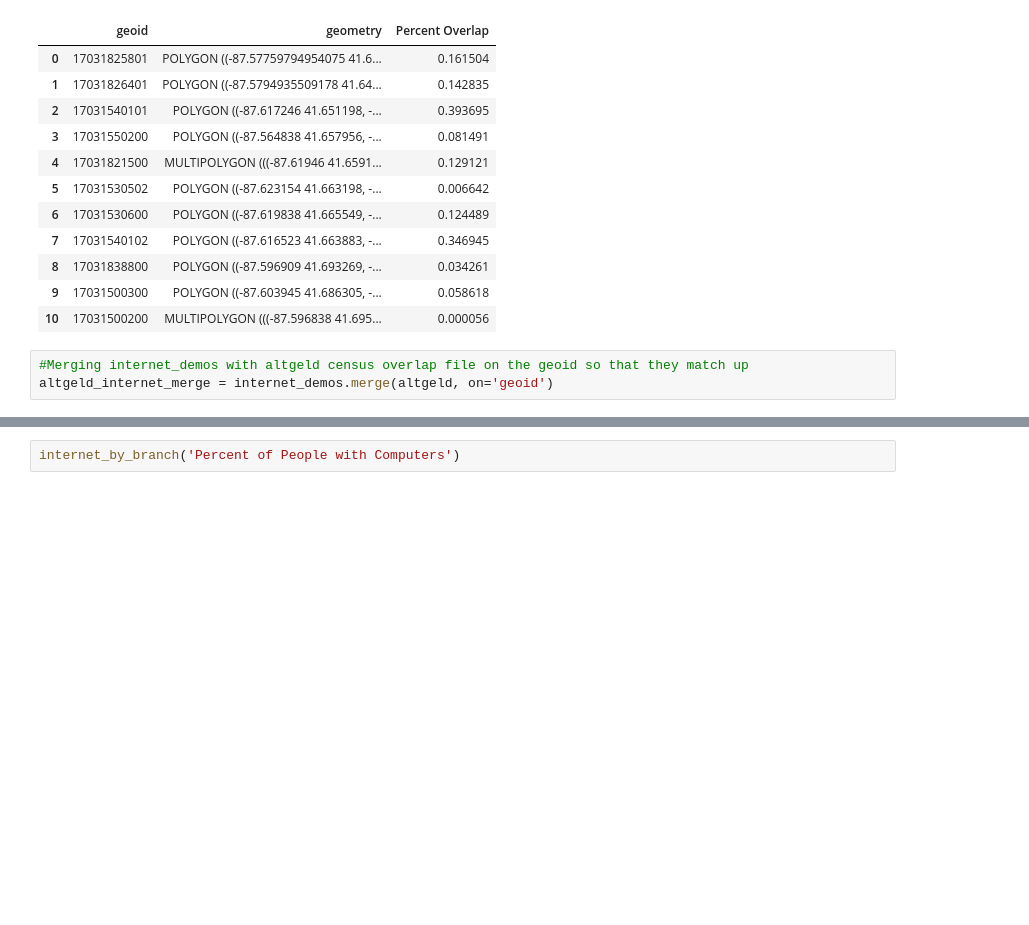
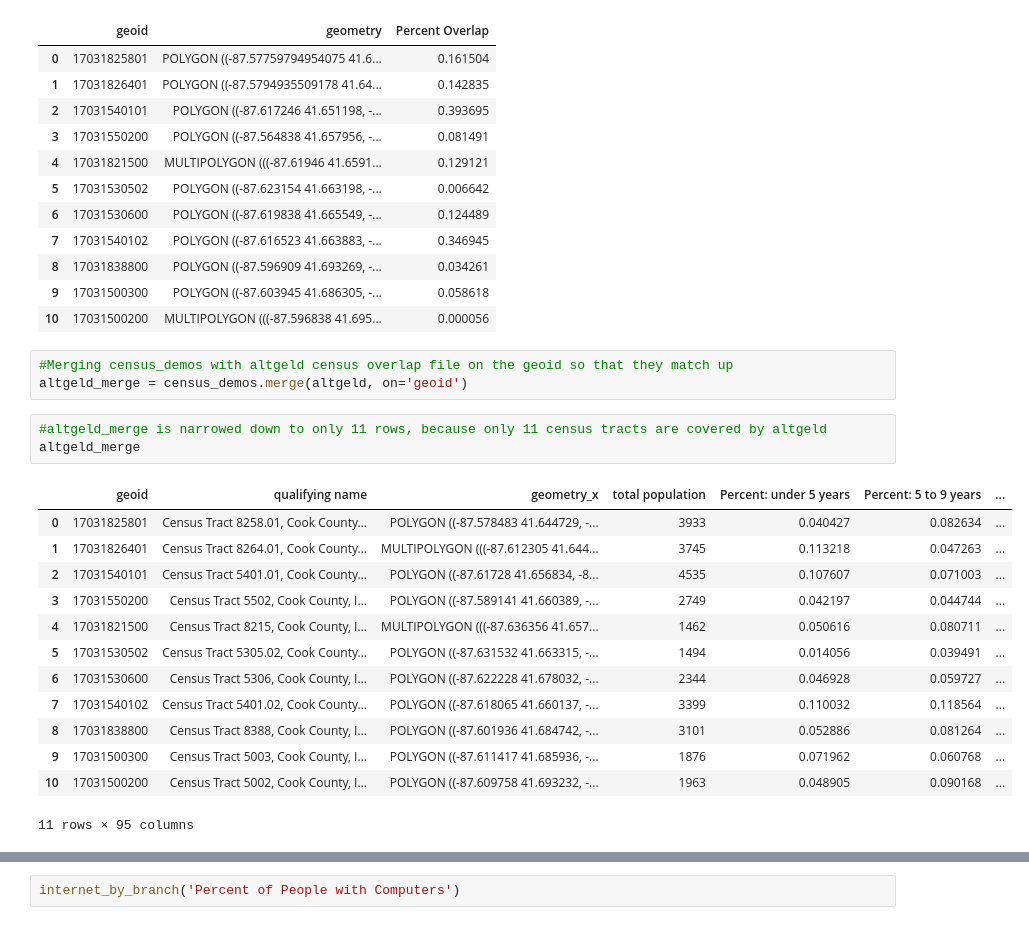
Before and after one commit to uchicago-dsi/cpl_project, a Jupyter notebook: can-summer-2023/notebooks/isochrone for altgeld.ipynb, the cells around one changed output, grey strips where cells are left out. Drawn from its saved outputs; the diff is of its cells as text; blank space fills up the shorter version.

```diff
--- a/can-summer-2023/notebooks/isochrone for altgeld.ipynb
+++ b/can-summer-2023/notebooks/isochrone for altgeld.ipynb
@@ -64,6 +40,23 @@ altgeld
 | 9 | 17031500300 | POLYGON ((-87.603945 41.686305, -... | 0.058618 |
 | 10 | 17031500200 | MULTIPOLYGON (((-87.596838 41.695... | 0.000056 |
 # %%
-#Merging internet_demos with altgeld census overlap file on the geoid so that they match up
-altgeld_internet_merge = internet_demos.merge(altgeld, on='geoid')
+#Merging census_demos with altgeld census overlap file on the geoid so that they match up
+altgeld_merge = census_demos.merge(altgeld, on='geoid')
+# %%
+#altgeld_merge is narrowed down to only 11 rows, because only 11 census tracts are covered by altgeld
+altgeld_merge
+# %% [output]
+|  | geoid | qualifying name | geometry_x | total population | Percent: under 5 years | Percent: 5 to 9 years | ... |
+| 0 | 17031825801 | Census Tract 8258.01, Cook County... | POLYGON ((-87.578483 41.644729, -... | 3933 | 0.040427 | 0.082634 | ... |
+| 1 | 17031826401 | Census Tract 8264.01, Cook County... | MULTIPOLYGON (((-87.612305 41.644... | 3745 | 0.113218 | 0.047263 | ... |
+| 2 | 17031540101 | Census Tract 5401.01, Cook County... | POLYGON ((-87.61728 41.656834, -8... | 4535 | 0.107607 | 0.071003 | ... |
+| 3 | 17031550200 | Census Tract 5502, Cook County, I... | POLYGON ((-87.589141 41.660389, -... | 2749 | 0.042197 | 0.044744 | ... |
+| 4 | 17031821500 | Census Tract 8215, Cook County, I... | MULTIPOLYGON (((-87.636356 41.657... | 1462 | 0.050616 | 0.080711 | ... |
+| 5 | 17031530502 | Census Tract 5305.02, Cook County... | POLYGON ((-87.631532 41.663315, -... | 1494 | 0.014056 | 0.039491 | ... |
+| 6 | 17031530600 | Census Tract 5306, Cook County, I... | POLYGON ((-87.622228 41.678032, -... | 2344 | 0.046928 | 0.059727 | ... |
+| 7 | 17031540102 | Census Tract 5401.02, Cook County... | POLYGON ((-87.618065 41.660137, -... | 3399 | 0.110032 | 0.118564 | ... |
+| 8 | 17031838800 | Census Tract 8388, Cook County, I... | POLYGON ((-87.601936 41.684742, -... | 3101 | 0.052886 | 0.081264 | ... |
+| 9 | 17031500300 | Census Tract 5003, Cook County, I... | POLYGON ((-87.611417 41.685936, -... | 1876 | 0.071962 | 0.060768 | ... |
+| 10 | 17031500200 | Census Tract 5002, Cook County, I... | POLYGON ((-87.609758 41.693232, -... | 1963 | 0.048905 | 0.090168 | ... |
+11 rows × 95 columns
 # %% [markdown]
```
Also changed, not shown: parts of 35 cells of this notebook.
